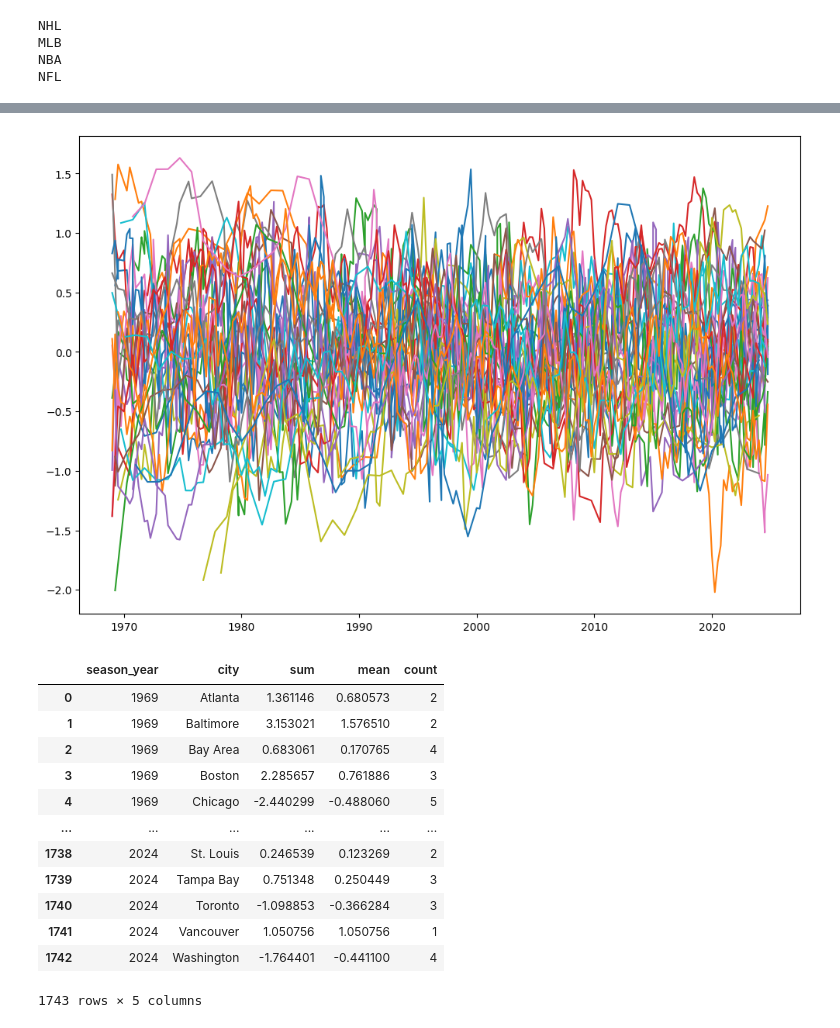
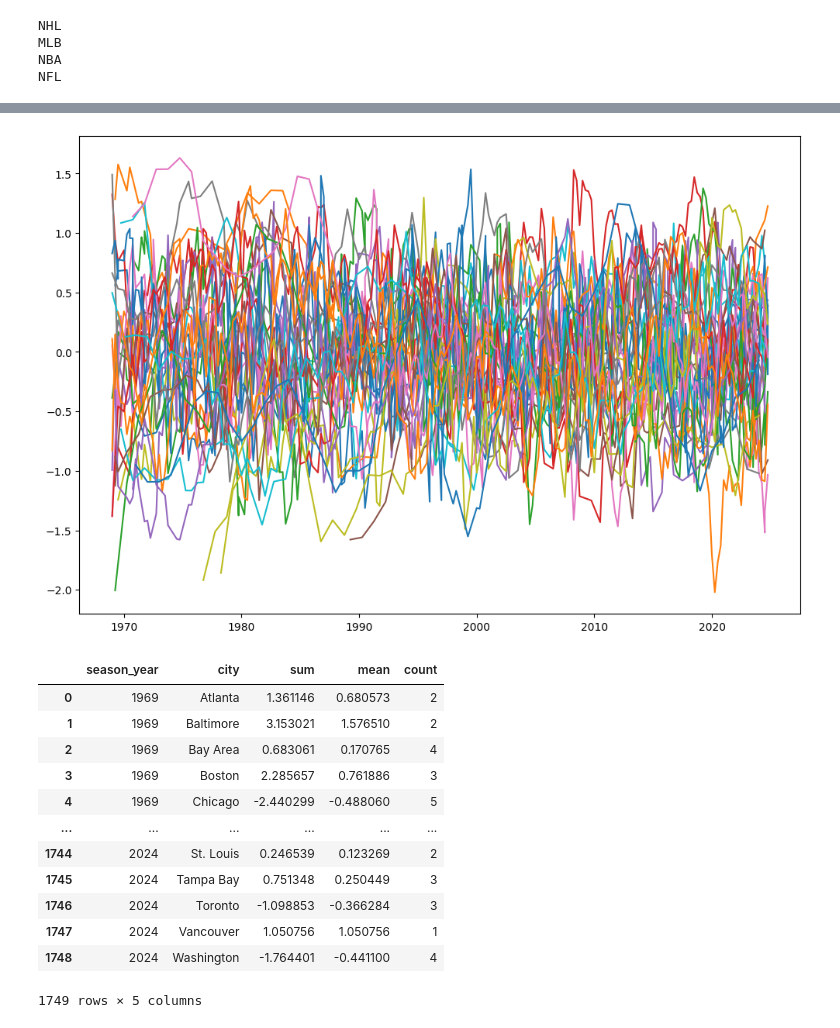
Before and after one commit to ethanarsht/sports_index, a Jupyter notebook: standings_analysis.ipynb, the cells around one changed output, grey strips where cells are left out. Cells and saved outputs as stored; diff of their text form; code cells hidden in the pictures.

```diff
--- a/standings_analysis.ipynb
+++ b/standings_analysis.ipynb
@@ -42,7 +42,7 @@ standings = standings.sort_values('chart_position').reset_index(drop=True)
 # %%
 standings['z_score'] = standings.groupby(['league', 'season_year'])['percentage'].transform(lambda x: (x - x.mean()) / x.std())
 # %%
-exclusions = standings.groupby(['city', 'season_year'])['name'].count().reset_index()
+exclusions = standings.groupby(['city_group', 'season_year'])['name'].count().reset_index()
 retain = exclusions.loc[exclusions['name'] > 1]
 # %%
 retain
@@ -63,6 +63,6 @@ retain
 # %%
 standings = standings[
-    (standings['city'].isin(retain['city'])) &
+    (standings['city_group'].isin(retain['city_group'])) &
     (standings['season_year'].isin(retain['season_year']))
     ]
 # %%
@@ -84,5 +84,5 @@ standings
 # %%
-standings['rolling_mean'] = standings.sort_values(by=['season_year', 'season_order']).groupby('city')['z_score'].transform(
+standings['rolling_mean'] = standings.sort_values(by=['season_year', 'season_order']).groupby('city_group')['z_score'].transform(
     lambda x: x.rolling(4, min_periods=1).mean()
 )
 # %%
@@ -104,11 +104,11 @@ standings.sort_values('rolling_mean', ascending=False)
 # %%
 fig, ax = plt.subplots(figsize=(12, 8))
 
 count = 0
-for key, group in standings.groupby('city'):
+for key, group in standings.groupby('city_group'):
     ax.plot(group['chart_position'], group['rolling_mean'], label=key)
 # %% [output]
-[figure, old version]
+[figure, new version]
 # %%
 grouped_standings = standings.groupby(['season_year', 'city'])['z_score'].agg(
     ['sum', 'mean', 'count']
@@ -123,12 +123,12 @@ grouped_standings
 | 3 | 1969 | Boston | 2.285657 | 0.761886 | 3 |
 | 4 | 1969 | Chicago | -2.440299 | -0.488060 | 5 |
 | ... | ... | ... | ... | ... | ... |
-| 1738 | 2024 | St. Louis | 0.246539 | 0.123269 | 2 |
-| 1739 | 2024 | Tampa Bay | 0.751348 | 0.250449 | 3 |
-| 1740 | 2024 | Toronto | -1.098853 | -0.366284 | 3 |
-| 1741 | 2024 | Vancouver | 1.050756 | 1.050756 | 1 |
-| 1742 | 2024 | Washington | -1.764401 | -0.441100 | 4 |
+| 1744 | 2024 | St. Louis | 0.246539 | 0.123269 | 2 |
+| 1745 | 2024 | Tampa Bay | 0.751348 | 0.250449 | 3 |
+| 1746 | 2024 | Toronto | -1.098853 | -0.366284 | 3 |
+| 1747 | 2024 | Vancouver | 1.050756 | 1.050756 | 1 |
+| 1748 | 2024 | Washington | -1.764401 | -0.441100 | 4 |
-1743 rows × 5 columns
+1749 rows × 5 columns
 # %%
 grouped_standings.sort_values('sum', ascending=False)
 # %% [output]
```
Also changed, not shown: parts of 6 cells of this notebook, 3 other files.
